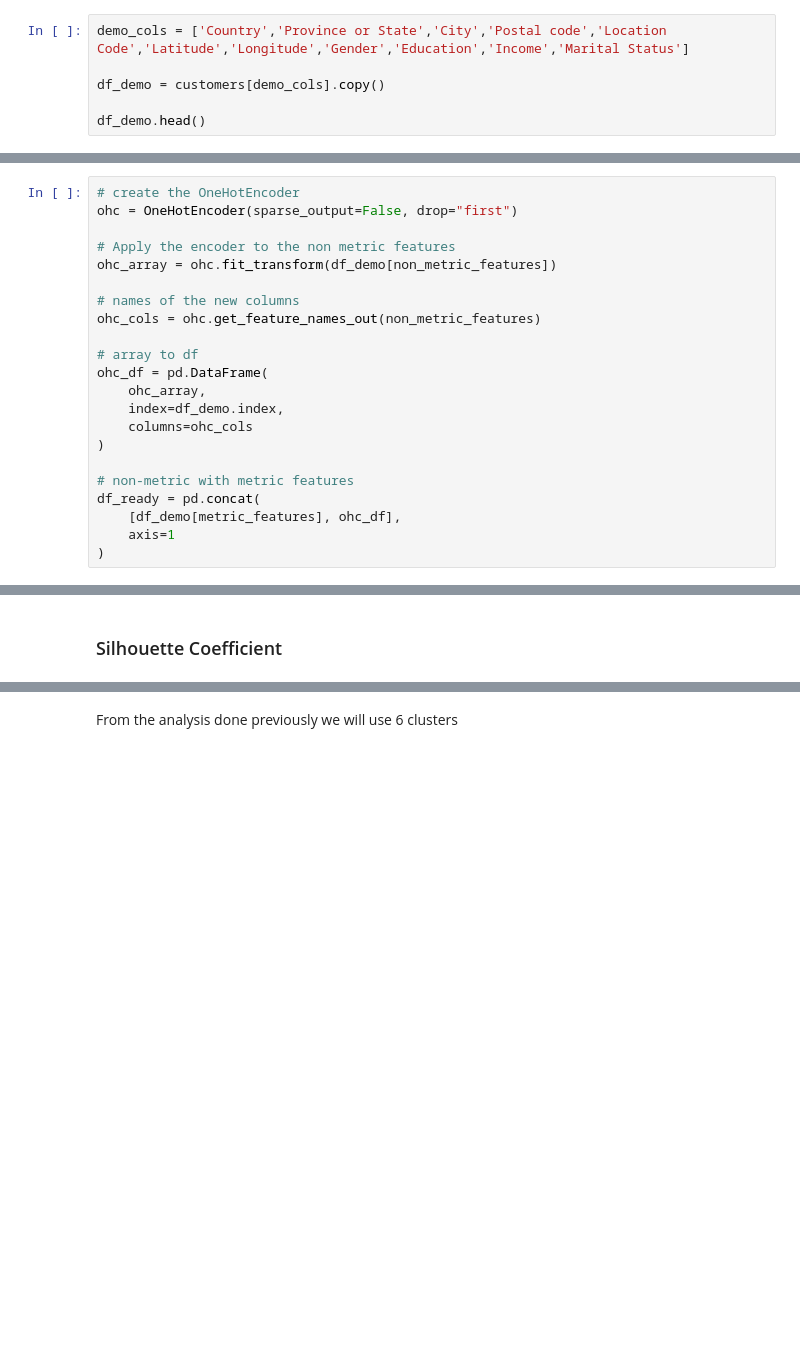
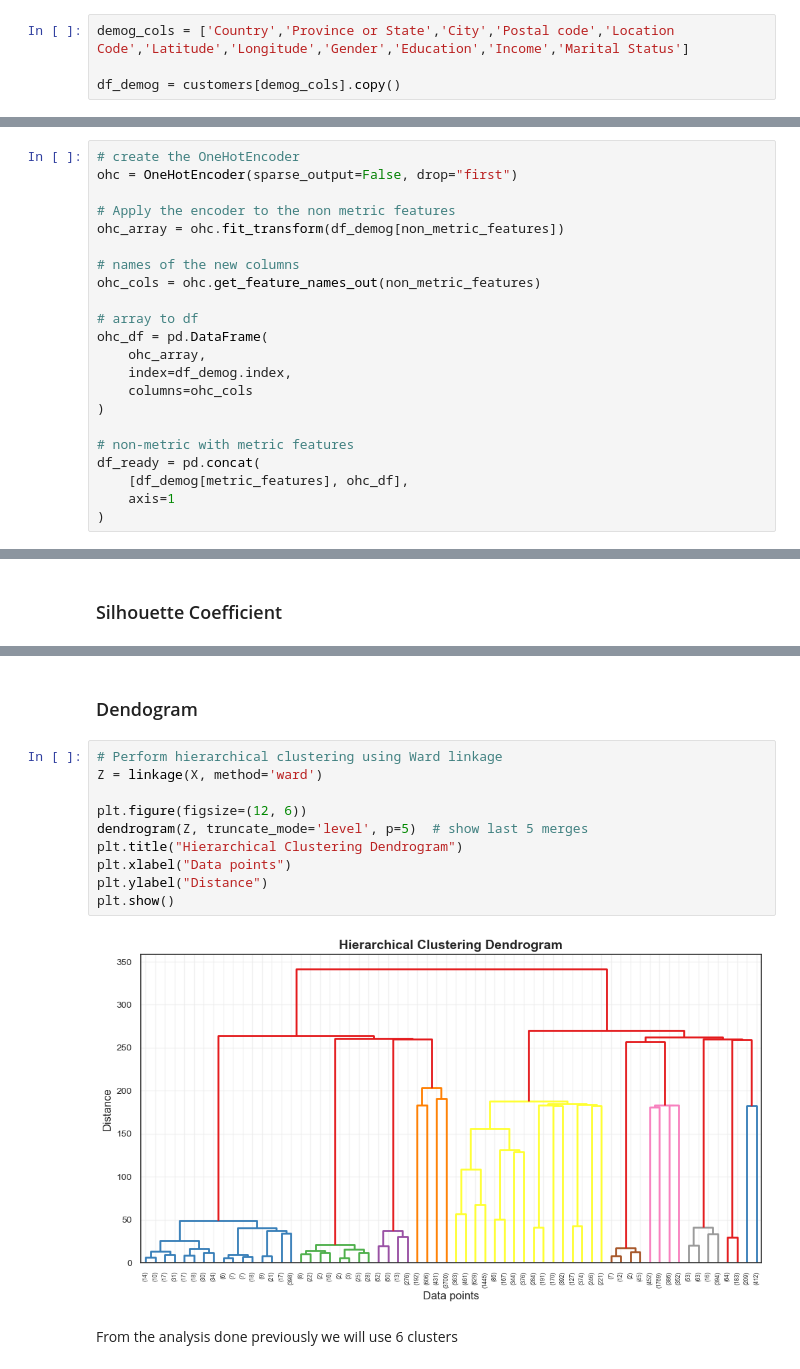
Before and after one commit to Mehmet1700/DataMining2025, a Jupyter notebook: notebooks_deliverable2/03_Clustering_Demographic.ipynb, the cells around one changed output, grey strips where cells are left out. Drawn from its saved outputs; the diff is of its cells as text; blank space fills up the shorter version.

Commit message:
03_cuslering_demographic_v0.1

```diff
--- a/notebooks_deliverable2/03_Clustering_Demographic.ipynb
+++ b/notebooks_deliverable2/03_Clustering_Demographic.ipynb
@@ -212,8 +214,6 @@ customers[['Country','Province or State','City','Postal code','Location Code','L
 # %% [markdown]
 ## 2.1 Splitting features names into groups
 # %%
-demo_cols = ['Country','Province or State','City','Postal code','Location Code','Latitude','Longitude','Gender','Education','Income','Marital Status']
+demog_cols = ['Country','Province or State','City','Postal code','Location Code','Latitude','Longitude','Gender','Education','Income','Marital Status']
 
-df_demo = customers[demo_cols].copy()
-
-df_demo.head()
+df_demog = customers[demog_cols].copy()
@@ -236,7 +229,7 @@ non_metric_features = ['Gender', 'Education', 'Marital Status','Province or Stat
 ohc = OneHotEncoder(sparse_output=False, drop="first")
 
 # Apply the encoder to the non metric features
-ohc_array = ohc.fit_transform(df_demo[non_metric_features])
+ohc_array = ohc.fit_transform(df_demog[non_metric_features])
 
 # names of the new columns
 ohc_cols = ohc.get_feature_names_out(non_metric_features)
@@ -244,13 +237,13 @@ ohc_cols = ohc.get_feature_names_out(non_metric_features)
 # array to df
 ohc_df = pd.DataFrame(
     ohc_array,
-    index=df_demo.index,
+    index=df_demog.index,
     columns=ohc_cols
 )
 
 # non-metric with metric features
 df_ready = pd.concat(
-    [df_demo[metric_features], ohc_df],
+    [df_demog[metric_features], ohc_df],
     axis=1
 )
 # %%
@@ -441,5 +430,19 @@ plt.title("Average silhouette plot over clusters", size=15)
 plt.show()
 # %% [output]
 [figure]
+# %% [markdown]
+### Dendogram
+# %%
+# Perform hierarchical clustering using Ward linkage
+Z = linkage(X, method='ward')
+
+plt.figure(figsize=(12, 6))
+dendrogram(Z, truncate_mode='level', p=5)  # show last 5 merges
+plt.title("Hierarchical Clustering Dendrogram")
+plt.xlabel("Data points")
+plt.ylabel("Distance")
+plt.show()
+# %% [output]
+[figure, added]
 # %% [markdown]
 From the analysis done previously we will use 6 clusters
```
Also changed, not shown: parts of 20 cells of this notebook.
